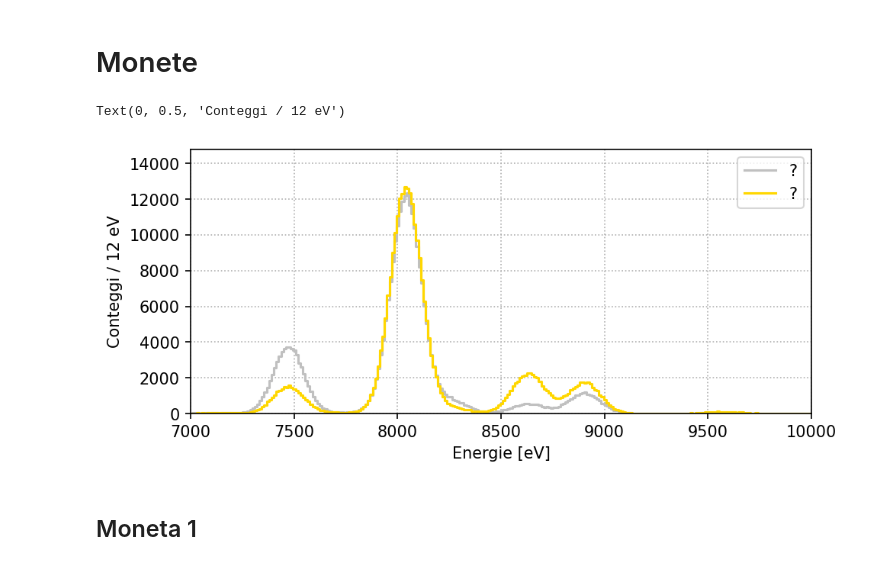
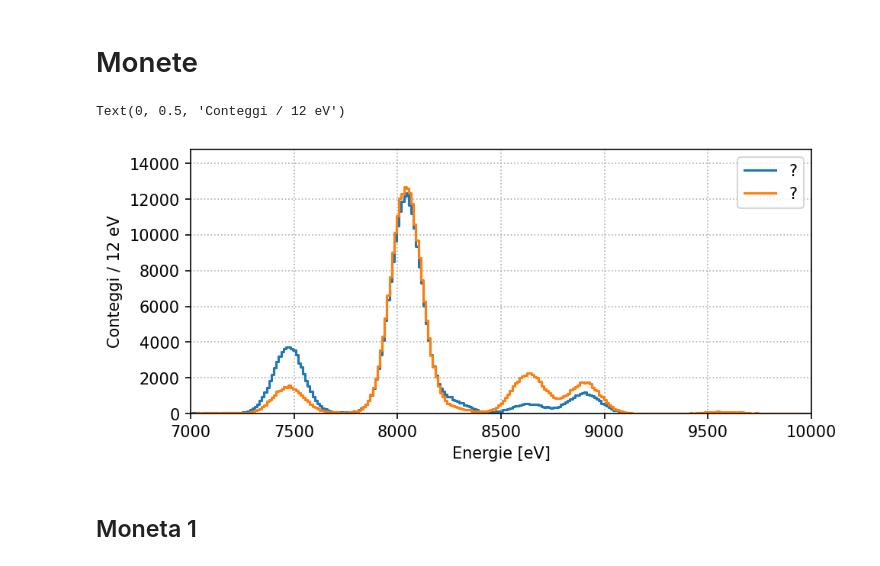
Before and after one commit to simonemanti/incontri-fisica-2024, a Jupyter notebook: Soluzioni_CalibrazioneCuNiZn_Monete.ipynb, the cells around one changed output. Saved outputs shown, nothing was run; the diff lists cells and outputs as text; code cells hidden in the pictures.

```diff
--- a/Soluzioni_CalibrazioneCuNiZn_Monete.ipynb
+++ b/Soluzioni_CalibrazioneCuNiZn_Monete.ipynb
@@ -499,31 +499,31 @@ Text(0, 0.5, 'Concentrazione  %')
 # %%
 rebin = 4
 histogram_1 = load_mca_file('2024_11_11_V20_I300_T100_1euro.mca', rebin=rebin)
 histogram_2 = load_mca_file('2024_11_11_V20_I300_T100_2euro.mca', rebin=rebin)
 
 fig, ax = plt.subplots(figsize=(7,3), nrows=1, ncols=1, dpi=150)
 ax.grid(ls=":")
 # ax.set_yscale('log')
 
 centers_1 = histogram_1.axes[0].centers
 counts_1 = histogram_1.values()
 energies_1 = gain * centers_1 + offset
 
 centers_2 = histogram_2.axes[0].centers
 counts_2 = histogram_2.values()
 energies_2 = gain * centers_2 + offset
 
-ax.step(energies_1, counts_1, where='mid', c='#C0C0C0', lw=1.5, label='?')
-ax.step(energies_2, counts_2, where='mid', c='#FFD700', lw=1.5, label='?')
+ax.step(energies_1, counts_1, where='mid', c='C0', lw=1.5, label='?')
+ax.step(energies_2, counts_2, where='mid', c='C1', lw=1.5, label='?')
 
 ax.legend(loc='upper right')
 ax.set_xlim(7000,10000)
 ax.set_ylim(0,counts_1.max()*1.2)
 ax.set_xlabel('Energie [eV]')
 ax.set_ylabel(f'Conteggi / {np.diff(energies_1)[0]:.0f} eV')
 # %% [output]
 Text(0, 0.5, 'Conteggi / 12 eV')
-[figure, old version]
+[figure, new version]
 # %% [markdown]
 ## Moneta 1
 # %%
```
Also changed, not shown: parts of 5 cells of this notebook, 1 other file.
